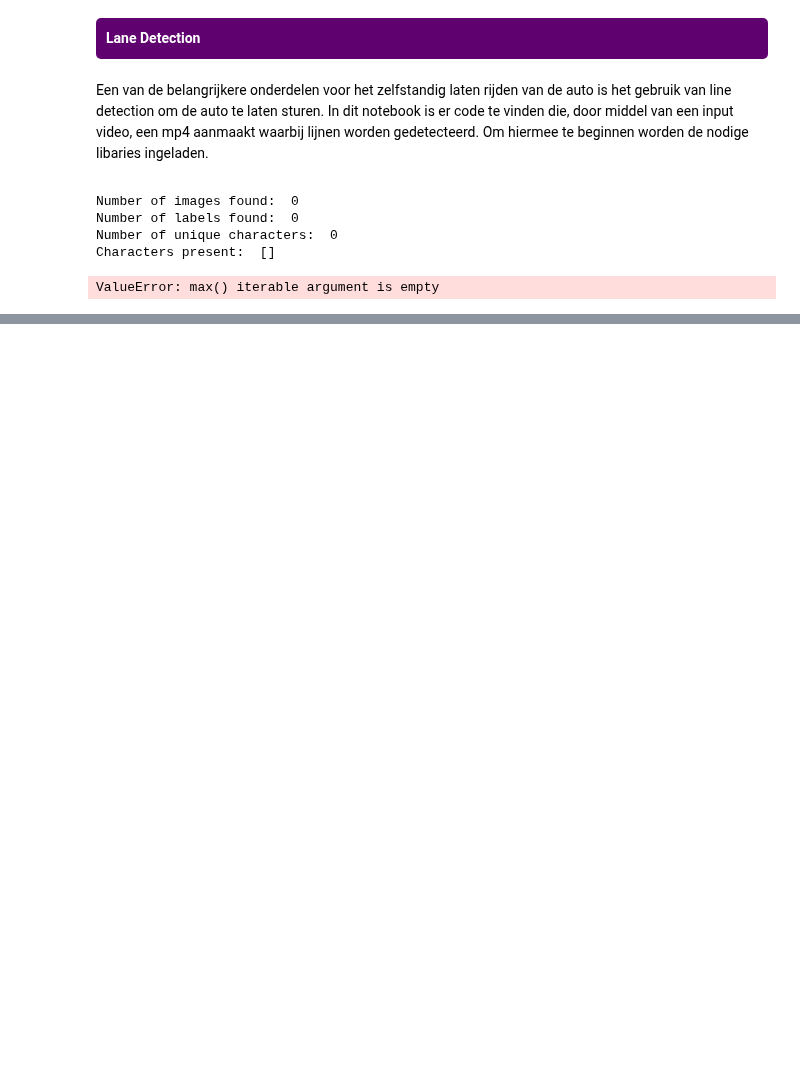
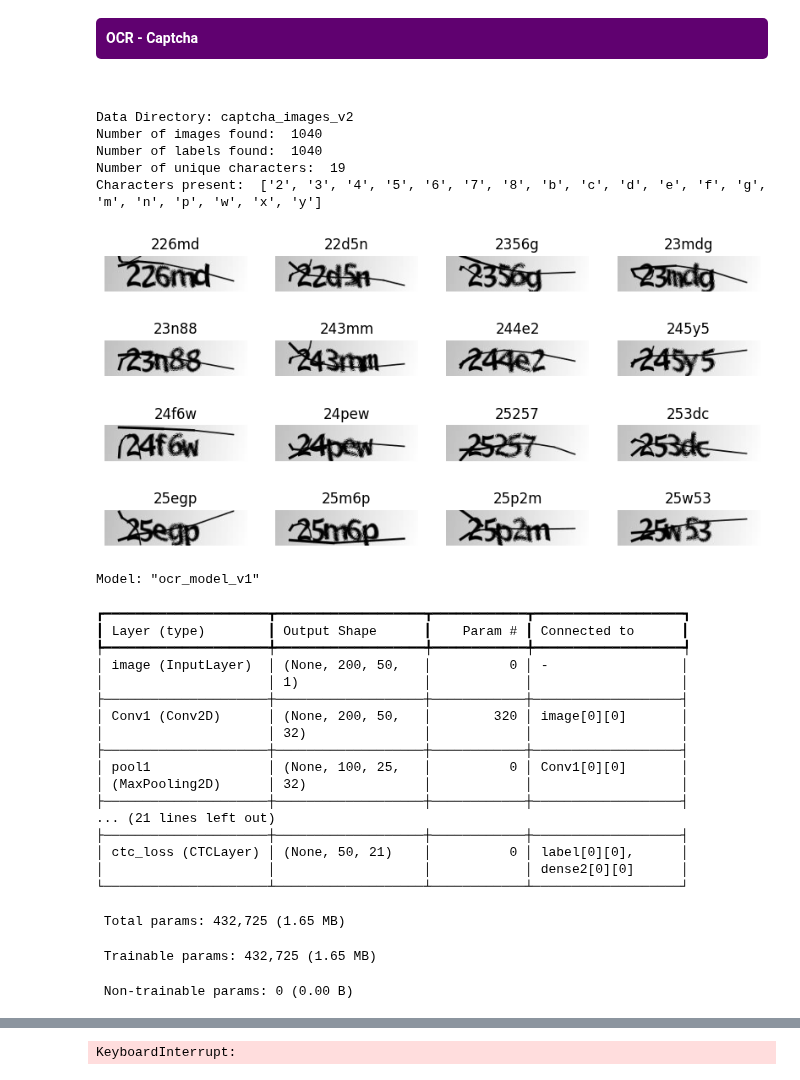
Before and after one commit to MartijnGorissen/SelfDrivingPepper, a Jupyter notebook: OCR_Bij_Borden.ipynb, the cells around one changed output, grey strips where cells are left out. Drawn from its saved outputs; the diff is of its cells as text; code cells hidden in the pictures; blank space fills up the shorter version.

```diff
--- a/OCR_Bij_Borden.ipynb
+++ b/OCR_Bij_Borden.ipynb
@@ -1,9 +1,9 @@
 # %% [markdown]
 <div style="background-color:#600170; color:#fff; padding:10px; border-radius:5px; display: flex; justify-content: center; align-items: center; position: relative;">
-    <div style="font-size:60px; font-weight:bold;">Lane Detection</div>
+    <div style="font-size:60px; font-weight:bold;">OCR - Captcha</div>
 </div>
 <br>
-<p>Een van de belangrijkere onderdelen voor het zelfstandig laten rijden van de auto is het gebruik van line detection om de auto te laten sturen. In dit notebook is er code te vinden die, door middel van een input video, een mp4 aanmaakt waarbij lijnen worden gedetecteerd. Om hiermee te beginnen worden de nodige libaries ingeladen.<p>
+<p><p>
 # %%
 """
 Title: OCR model for reading Captchas
@@ -69,6 +69,9 @@ respectively.
 
 # Path to the data directory
 data_dir = Path("captcha_images_v2/")
+
+# Print the data directory to verify its location
+print("Data Directory:", data_dir)
 
 # Get list of all the images
 images = sorted(list(map(str, list(data_dir.glob("*.png")))))
@@ -343,7 +346,7 @@ model.summary()
 
 # TODO restore epoch count.
 epochs = 100
-early_stopping_patience = 10
+early_stopping_patience = 20
 # Add early stopping
 early_stopping = keras.callbacks.EarlyStopping(
     monitor="val_loss", patience=early_stopping_patience, restore_best_weights=True
@@ -408,35 +411,57 @@ def decode_batch_predictions(pred):
     output_text = []
     for res in results:
         res = tf.strings.reduce_join(num_to_char(res)).numpy().decode("utf-8")
         output_text.append(res)
     return output_text
 
 
 #  Let's check results on some validation samples
 for batch in validation_dataset.take(1):
     batch_images = batch["image"]
     batch_labels = batch["label"]
 
     preds = prediction_model.predict(batch_images)
     pred_texts = decode_batch_predictions(preds)
 
     orig_texts = []
     for label in batch_labels:
         label = tf.strings.reduce_join(num_to_char(label)).numpy().decode("utf-8")
         orig_texts.append(label)
 
     _, ax = plt.subplots(4, 4, figsize=(15, 5))
     for i in range(len(pred_texts)):
         img = (batch_images[i, :, :, 0] * 255).numpy().astype(np.uint8)
         img = img.T
         title = f"Prediction: {pred_texts[i]}"
         ax[i // 4, i % 4].imshow(img, cmap="gray")
         ax[i // 4, i % 4].set_title(title)
         ax[i // 4, i % 4].axis("off")
 plt.show()
 # %% [output]
-Number of images found:  0
-Number of labels found:  0
-Number of unique characters:  0
-Characters present:  []
+Data Directory: captcha_images_v2
+Number of images found:  1040
+Number of labels found:  1040
+Number of unique characters:  19
+Characters present:  ['2', '3', '4', '5', '6', '7', '8', 'b', 'c', 'd', 'e', 'f', 'g', 'm', 'n', 'p', 'w', 'x', 'y']
+[figure, added]
-ValueError: max() iterable argument is empty
+Model: "ocr_model_v1"
+┏━━━━━━━━━━━━━━━━━━━━━┳━━━━━━━━━━━━━━━━━━━┳━━━━━━━━━━━━┳━━━━━━━━━━━━━━━━━━━┓
+┃ Layer (type)        ┃ Output Shape      ┃    Param # ┃ Connected to      ┃
+┡━━━━━━━━━━━━━━━━━━━━━╇━━━━━━━━━━━━━━━━━━━╇━━━━━━━━━━━━╇━━━━━━━━━━━━━━━━━━━┩
+│ image (InputLayer)  │ (None, 200, 50,   │          0 │ -                 │
+│                     │ 1)                │            │                   │
+├─────────────────────┼───────────────────┼────────────┼───────────────────┤
+│ Conv1 (Conv2D)      │ (None, 200, 50,   │        320 │ image[0][0]       │
+│                     │ 32)               │            │                   │
+├─────────────────────┼───────────────────┼────────────┼───────────────────┤
+│ pool1               │ (None, 100, 25,   │          0 │ Conv1[0][0]       │
+│ (MaxPooling2D)      │ 32)               │            │                   │
+├─────────────────────┼───────────────────┼────────────┼───────────────────┤
+... (21 lines left out)
+├─────────────────────┼───────────────────┼────────────┼───────────────────┤
+│ ctc_loss (CTCLayer) │ (None, 50, 21)    │          0 │ label[0][0],      │
+│                     │                   │            │ dense2[0][0]      │
+└─────────────────────┴───────────────────┴────────────┴───────────────────┘
+ Total params: 432,725 (1.65 MB)
+ Trainable params: 432,725 (1.65 MB)
+ Non-trainable params: 0 (0.00 B)
@@ -442,0 +478 @@ ValueError: max() iterable argument is empty
+KeyboardInterrupt:
```
Also changed, not shown: parts of 1 cell of this notebook.
